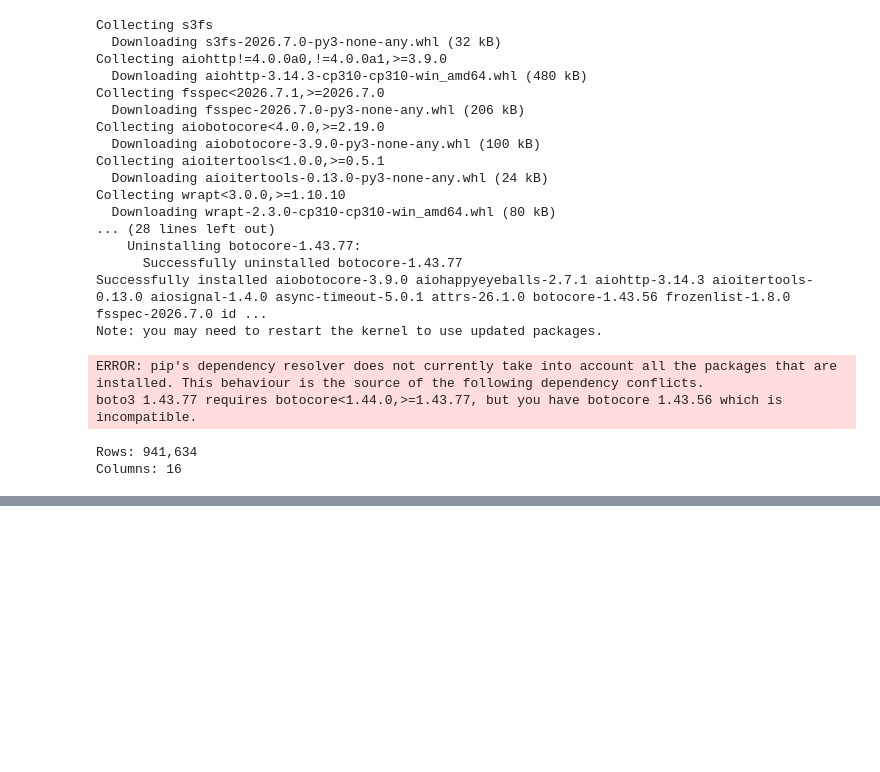
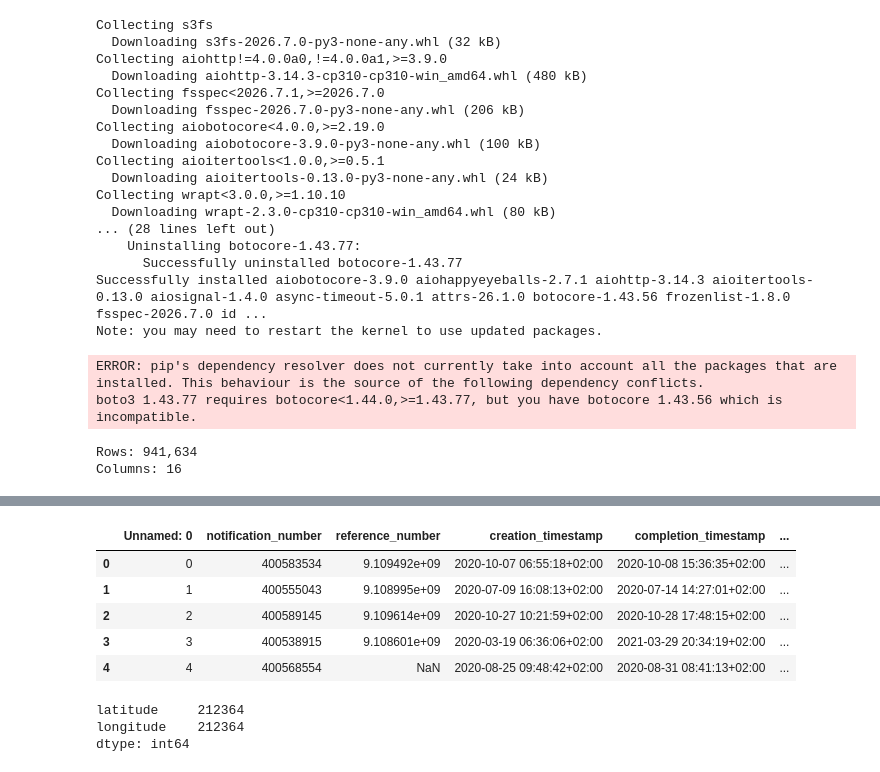
Before and after one commit to jackmolomo-collab/ds_code_challenge, a Jupyter notebook: source_discovery_notebooks/01_source_discovery.ipynb, the cells around one changed output, grey strips where cells are left out. Saved outputs shown, nothing was run; the diff lists cells and outputs as text; code cells hidden in the pictures; blank space fills up the shorter version.

```diff
--- a/source_discovery_notebooks/01_source_discovery.ipynb
+++ b/source_discovery_notebooks/01_source_discovery.ipynb
@@ -406,0 +446,15 @@ Columns: 16
+# %%
+sr.head()
+# %% [output]
+|  | Unnamed: 0 | notification_number | reference_number | creation_timestamp | completion_timestamp | ... |
+| 0 | 0 | 400583534 | 9.109492e+09 | 2020-10-07 06:55:18+02:00 | 2020-10-08 15:36:35+02:00 | ... |
+| 1 | 1 | 400555043 | 9.108995e+09 | 2020-07-09 16:08:13+02:00 | 2020-07-14 14:27:01+02:00 | ... |
+| 2 | 2 | 400589145 | 9.109614e+09 | 2020-10-27 10:21:59+02:00 | 2020-10-28 17:48:15+02:00 | ... |
+| 3 | 3 | 400538915 | 9.108601e+09 | 2020-03-19 06:36:06+02:00 | 2021-03-29 20:34:19+02:00 | ... |
+| 4 | 4 | 400568554 | NaN | 2020-08-25 09:48:42+02:00 | 2020-08-31 08:41:13+02:00 | ... |
+# %%
+sr[["latitude", "longitude"]].isna().sum()
+# %% [output]
+latitude     212364
+longitude    212364
+dtype: int64
```
Also changed, not shown: parts of 2 cells of this notebook.
